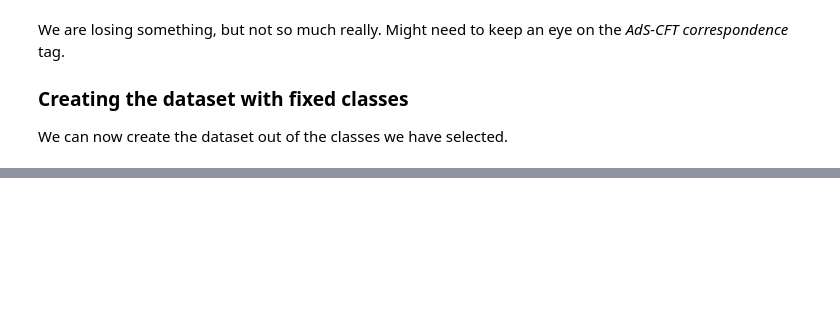
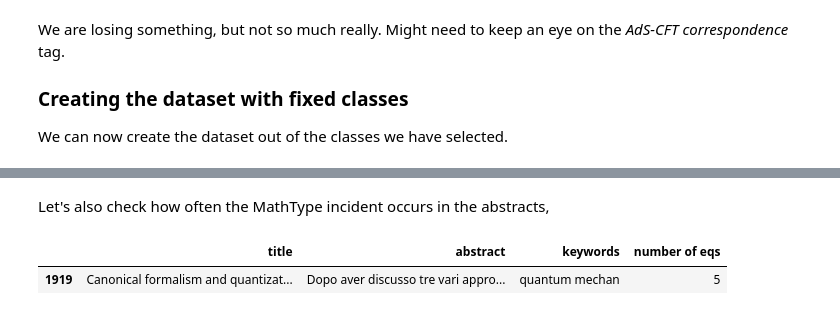
Before and after one commit to carlosparaciari/abstract-classification-supervised, a Jupyter notebook: paper_classification.ipynb, the cells around one changed output, grey strips where cells are left out. Cells and saved outputs as stored; diff of their text form; code cells hidden in the pictures; blank space fills up the shorter version.

```diff
--- a/paper_classification.ipynb
+++ b/paper_classification.ipynb
@@ -239,0 +336,8 @@ memory usage: 73.5+ KB
+# %% [markdown]
+Let's also check how often the MathType incident occurs in the abstracts,
+# %%
+contains_mathtype = df_tags['abstract'].apply(lambda item : 'MathType' in item)
+df_tags[contains_mathtype]
+# %% [output]
+|  | title | abstract | keywords | number of eqs |
+| 1919 | Canonical formalism and quantizat... | Dopo aver discusso tre vari appro... | quantum mechan | 5 |
```
Also changed, not shown: parts of 60 cells of this notebook, 1 other file.
